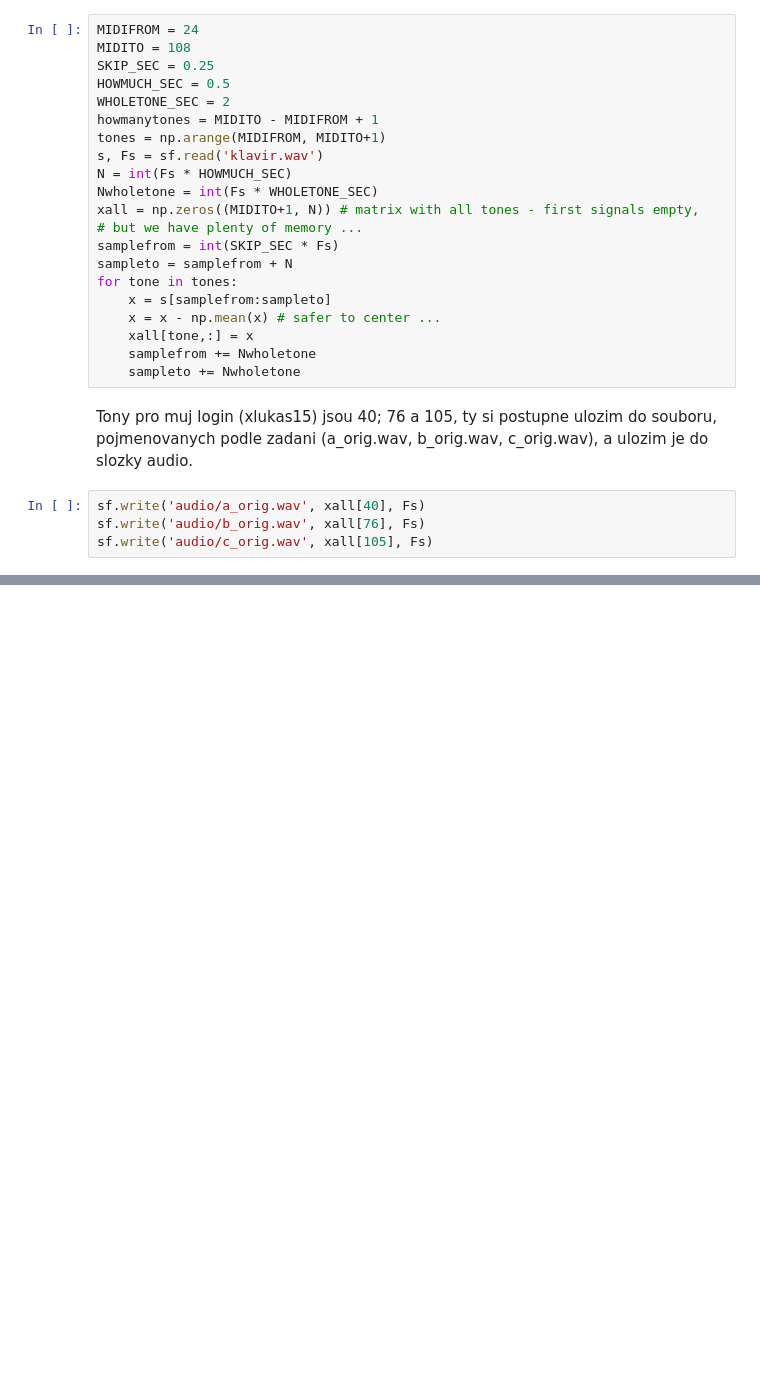
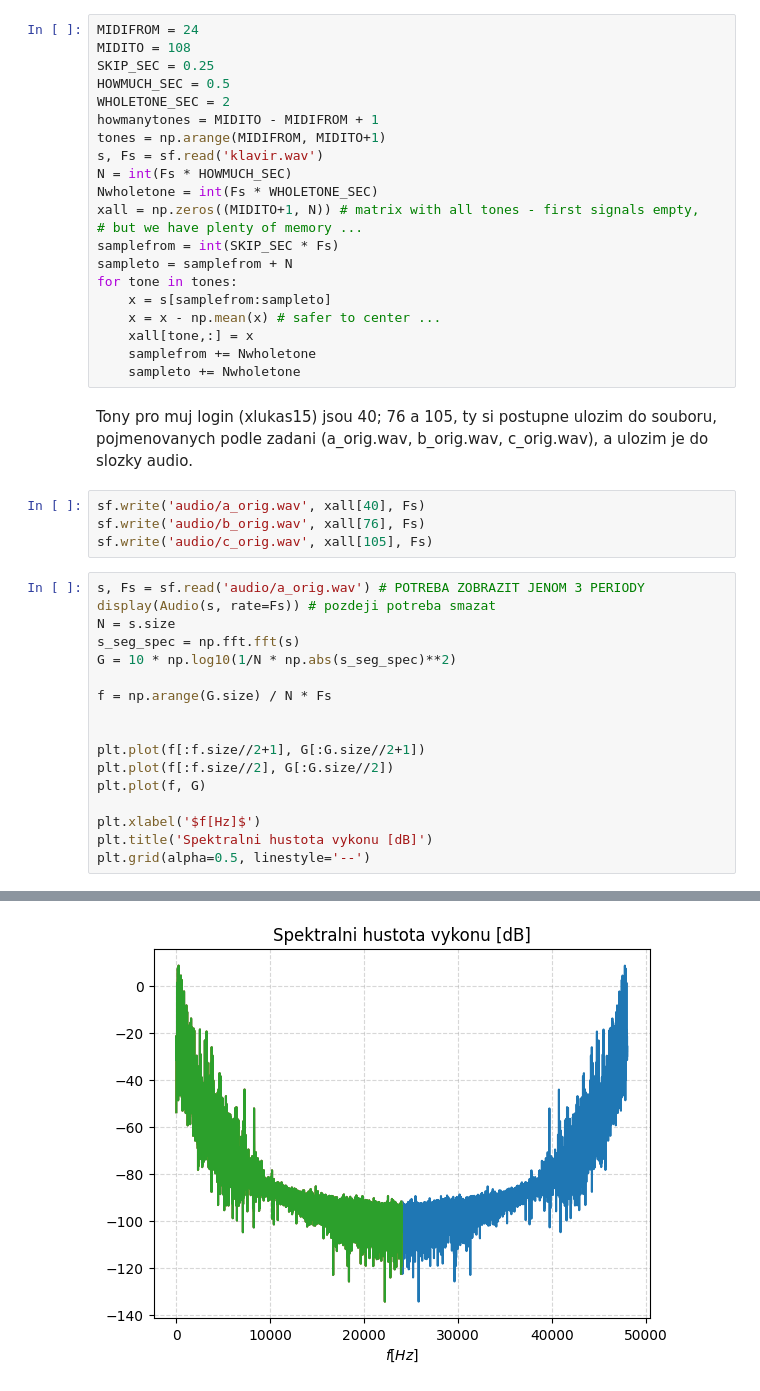
Before and after one commit to MOONYROS/VUT-ISS-project, a Jupyter notebook: xlukas15.ipynb, the cells around one changed output, grey strips where cells are left out. Drawn from its saved outputs; the diff is of its cells as text; blank space fills up the shorter version.

```diff
--- a/xlukas15.ipynb
+++ b/xlukas15.ipynb
@@ -38,3 +40,21 @@ Tony pro muj login (xlukas15) jsou 40; 76 a 105, ty si postupne ulozim do soubor
 sf.write('audio/a_orig.wav', xall[40], Fs)
 sf.write('audio/b_orig.wav', xall[76], Fs)
 sf.write('audio/c_orig.wav', xall[105], Fs)
+# %%
+s, Fs = sf.read('audio/a_orig.wav') # POTREBA ZOBRAZIT JENOM 3 PERIODY
+display(Audio(s, rate=Fs)) # pozdeji potreba smazat
+N = s.size
+s_seg_spec = np.fft.fft(s)
+G = 10 * np.log10(1/N * np.abs(s_seg_spec)**2)
+
+f = np.arange(G.size) / N * Fs
+
+
+plt.plot(f[:f.size//2+1], G[:G.size//2+1])
+plt.plot(f[:f.size//2], G[:G.size//2])
+plt.plot(f, G)
+
+plt.xlabel('$f[Hz]$')
+plt.title('Spektralni hustota vykonu [dB]')
+plt.grid(alpha=0.5, linestyle='--')
+# %% [output]
@@ -40,0 +62 @@ sf.write('audio/c_orig.wav', xall[105], Fs)
+[figure, added]
```
Also changed, not shown: parts of 2 cells of this notebook, 1 other file.
